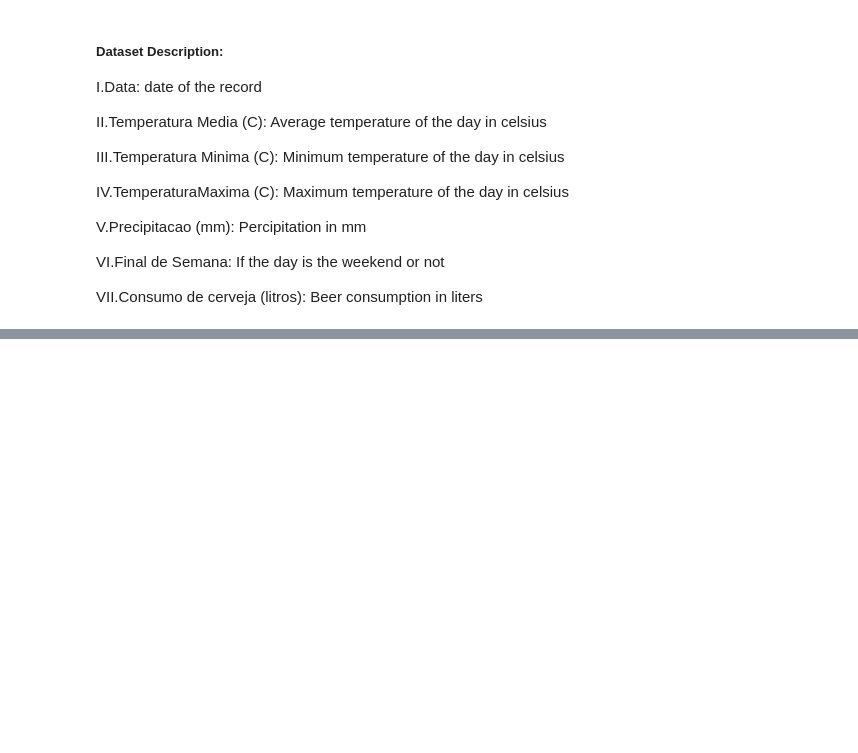
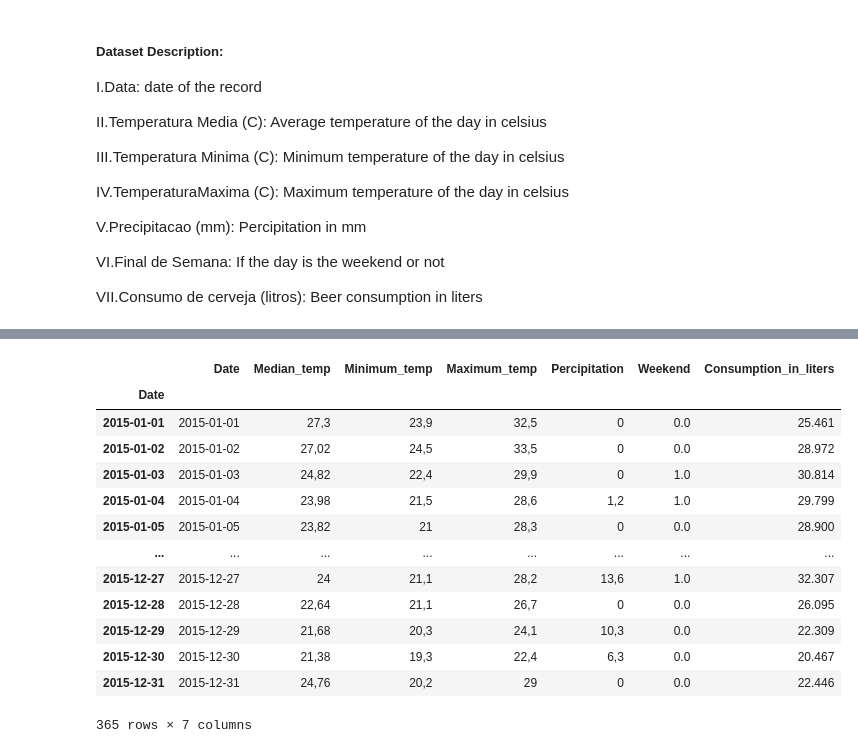
Before and after one commit to Shivam-Shane/Learnerhub, a Jupyter notebook: IPYTHON/Assignment 4.ipynb, the cells around one changed output, grey strips where cells are left out. Cells and saved outputs as stored; diff of their text form; code cells hidden in the pictures; blank space fills up the shorter version.

```diff
--- a/IPYTHON/Assignment 4.ipynb
+++ b/IPYTHON/Assignment 4.ipynb
@@ -73,0 +111,3 @@ data.rename(columns={'Data':'Date','Temperatura Media (C)':'Median_temp','Temper
+# %%
+data=data.iloc[0:365]
+data
@@ -73,0 +128,18 @@ data.rename(columns={'Data':'Date','Temperatura Media (C)':'Median_temp','Temper
+# %%
+data.set_index(data['Date'],inplace=True)
+data
+# %% [output]
+|  | Date | Median_temp | Minimum_temp | Maximum_temp | Percipitation | Weekend | Consumption_in_liters |
+| Date |  |  |  |  |  |  |  |
+| 2015-01-01 | 2015-01-01 | 27,3 | 23,9 | 32,5 | 0 | 0.0 | 25.461 |
+| 2015-01-02 | 2015-01-02 | 27,02 | 24,5 | 33,5 | 0 | 0.0 | 28.972 |
+| 2015-01-03 | 2015-01-03 | 24,82 | 22,4 | 29,9 | 0 | 1.0 | 30.814 |
+| 2015-01-04 | 2015-01-04 | 23,98 | 21,5 | 28,6 | 1,2 | 1.0 | 29.799 |
+| 2015-01-05 | 2015-01-05 | 23,82 | 21 | 28,3 | 0 | 0.0 | 28.900 |
+| ... | ... | ... | ... | ... | ... | ... | ... |
+| 2015-12-27 | 2015-12-27 | 24 | 21,1 | 28,2 | 13,6 | 1.0 | 32.307 |
+| 2015-12-28 | 2015-12-28 | 22,64 | 21,1 | 26,7 | 0 | 0.0 | 26.095 |
+| 2015-12-29 | 2015-12-29 | 21,68 | 20,3 | 24,1 | 10,3 | 0.0 | 22.309 |
+| 2015-12-30 | 2015-12-30 | 21,38 | 19,3 | 22,4 | 6,3 | 0.0 | 20.467 |
+| 2015-12-31 | 2015-12-31 | 24,76 | 20,2 | 29 | 0 | 0.0 | 22.446 |
+365 rows × 7 columns
```
Also changed, not shown: parts of 41 cells of this notebook, 1 other file.
